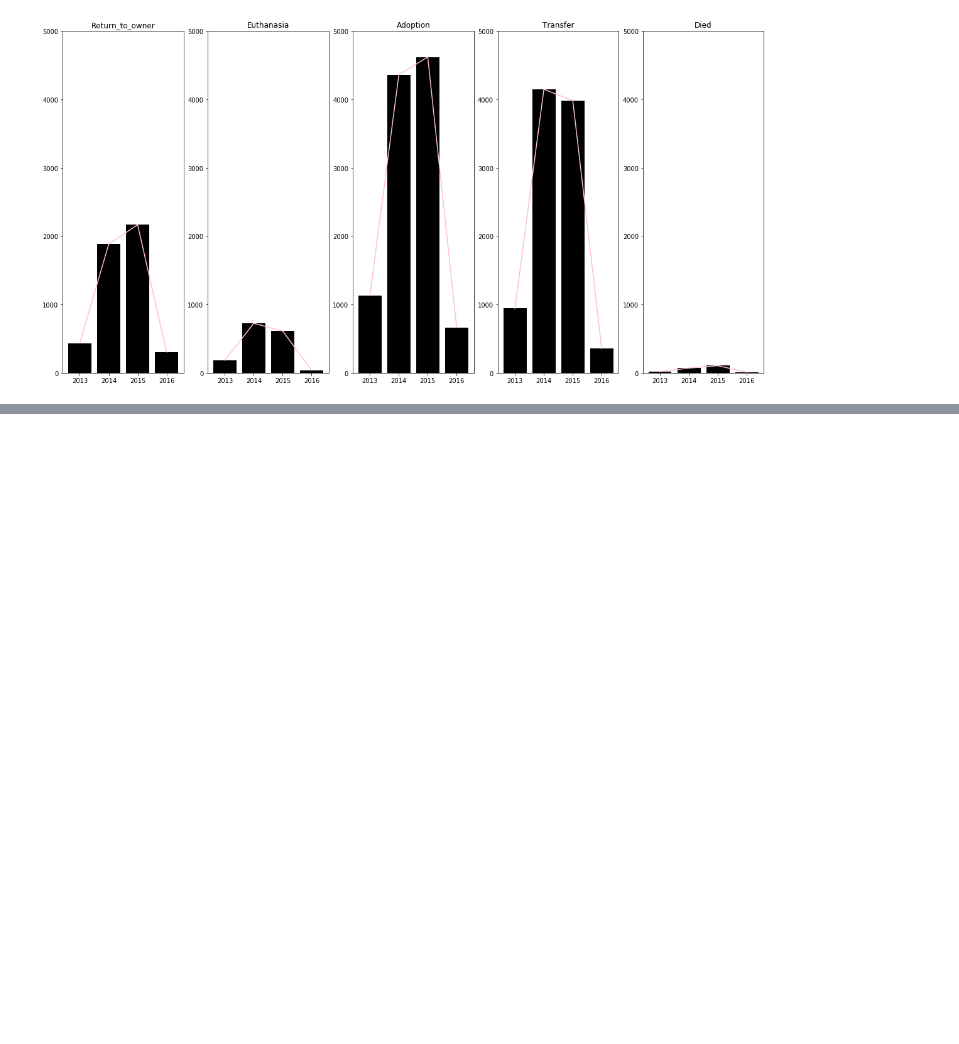
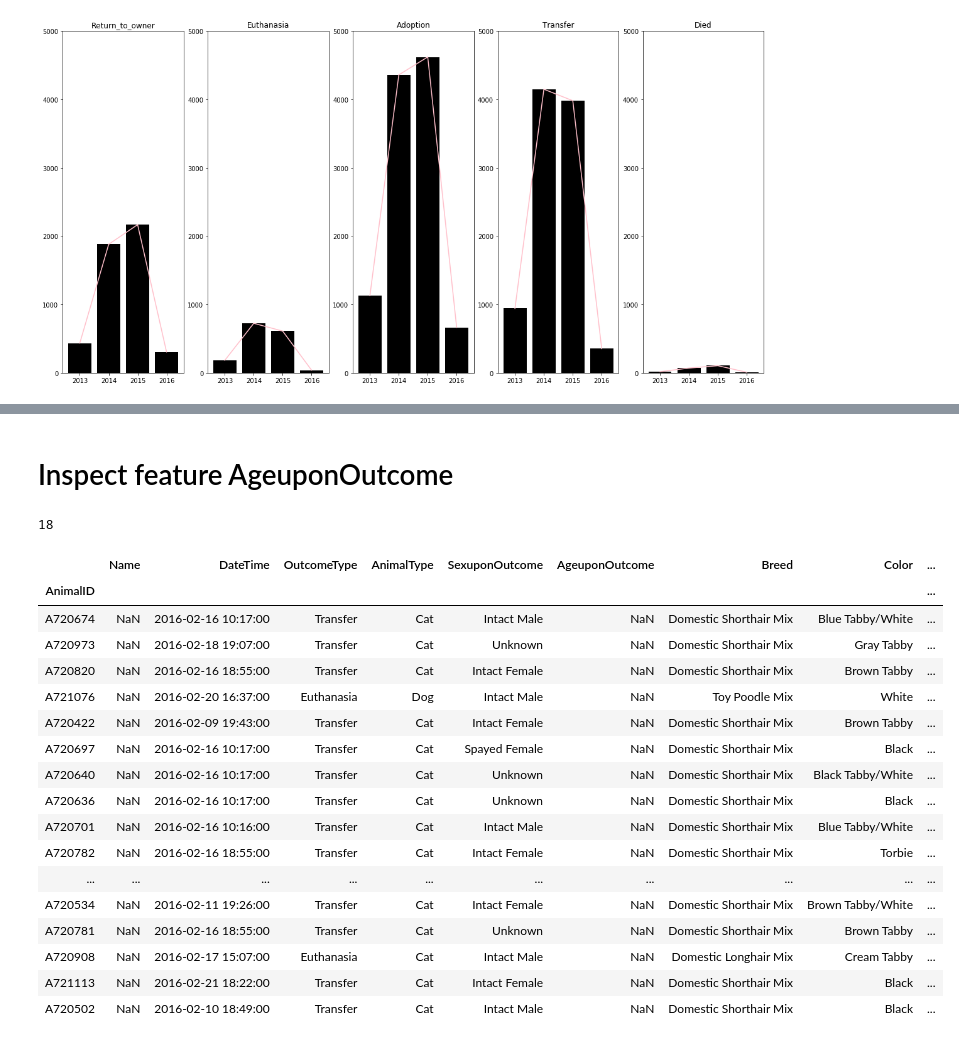
Before and after one commit to ta-data-lis/final-project, a Jupyter notebook: your-project/EDA.ipynb, the cells around one changed output, grey strips where cells are left out. Saved outputs shown, nothing was run; the diff lists cells and outputs as text; code cells hidden in the pictures; blank space fills up the shorter version.

```diff
--- a/your-project/EDA.ipynb
+++ b/your-project/EDA.ipynb
@@ -254,3 +300,6 @@ dt['DateTime'] = pd.to_datetime(dt['DateTime'])
+# %%
+dt['month'] = dt['DateTime'].dt.month
+dt['year'] = dt['DateTime'].dt.year
 # %%
 ## Group table by year
 
@@ -327,0 +362,2 @@ The time goes from 1 of October of 2013 to 21st of february of 2016
+# %%
+dt.drop(index = 'A667395', inplace = True)
@@ -327,0 +390,7 @@ The time goes from 1 of October of 2013 to 21st of february of 2016
+# %%
+# Creat a Gener Column based on Sex Upon Outcome
+dt['Genere'] = ['Male' if 'Male' in gen else 'Female' if 'Female' in gen else 'Unknown' for gen in dt['SexuponOutcome']]
+
+# Create a Steril or Normal Column based on Sex Upon Outcome
+
+dt['Spayed/Neutered'] = [1 if 'Spayed' in gen else 1 if 'Neutered' in gen else 0 for gen in dt['SexuponOutcome']]
@@ -327,0 +407,27 @@ The time goes from 1 of October of 2013 to 21st of february of 2016
+# %% [markdown]
+# Inspect feature AgeuponOutcome
+# %%
+dt['AgeuponOutcome'].isna().sum()
+# %% [output]
+18
+# %%
+dt.loc[dt['AgeuponOutcome'].isna()]
+# %% [output]
+|  | Name | DateTime | OutcomeType | AnimalType | SexuponOutcome | AgeuponOutcome | Breed | Color | ... |
+| AnimalID |  |  |  |  |  |  |  |  | ... |
+| A720674 | NaN | 2016-02-16 10:17:00 | Transfer | Cat | Intact Male | NaN | Domestic Shorthair Mix | Blue Tabby/White | ... |
+| A720973 | NaN | 2016-02-18 19:07:00 | Transfer | Cat | Unknown | NaN | Domestic Shorthair Mix | Gray Tabby | ... |
+| A720820 | NaN | 2016-02-16 18:55:00 | Transfer | Cat | Intact Female | NaN | Domestic Shorthair Mix | Brown Tabby | ... |
+| A721076 | NaN | 2016-02-20 16:37:00 | Euthanasia | Dog | Intact Male | NaN | Toy Poodle Mix | White | ... |
+| A720422 | NaN | 2016-02-09 19:43:00 | Transfer | Cat | Intact Female | NaN | Domestic Shorthair Mix | Brown Tabby | ... |
+| A720697 | NaN | 2016-02-16 10:17:00 | Transfer | Cat | Spayed Female | NaN | Domestic Shorthair Mix | Black | ... |
+| A720640 | NaN | 2016-02-16 10:17:00 | Transfer | Cat | Unknown | NaN | Domestic Shorthair Mix | Black Tabby/White | ... |
+| A720636 | NaN | 2016-02-16 10:17:00 | Transfer | Cat | Unknown | NaN | Domestic Shorthair Mix | Black | ... |
+| A720701 | NaN | 2016-02-16 10:16:00 | Transfer | Cat | Intact Male | NaN | Domestic Shorthair Mix | Blue Tabby/White | ... |
+| A720782 | NaN | 2016-02-16 18:55:00 | Transfer | Cat | Intact Female | NaN | Domestic Shorthair Mix | Torbie | ... |
+| ... | ... | ... | ... | ... | ... | ... | ... | ... | ... |
+| A720534 | NaN | 2016-02-11 19:26:00 | Transfer | Cat | Intact Female | NaN | Domestic Shorthair Mix | Brown Tabby/White | ... |
+| A720781 | NaN | 2016-02-16 18:55:00 | Transfer | Cat | Unknown | NaN | Domestic Shorthair Mix | Brown Tabby | ... |
+| A720908 | NaN | 2016-02-17 15:07:00 | Euthanasia | Cat | Intact Male | NaN | Domestic Longhair Mix | Cream Tabby | ... |
+| A721113 | NaN | 2016-02-21 18:22:00 | Transfer | Cat | Intact Female | NaN | Domestic Shorthair Mix | Black | ... |
+| A720502 | NaN | 2016-02-10 18:49:00 | Transfer | Cat | Intact Male | NaN | Domestic Shorthair Mix | Black | ... |
```
Also changed, not shown: parts of 37 cells of this notebook.
